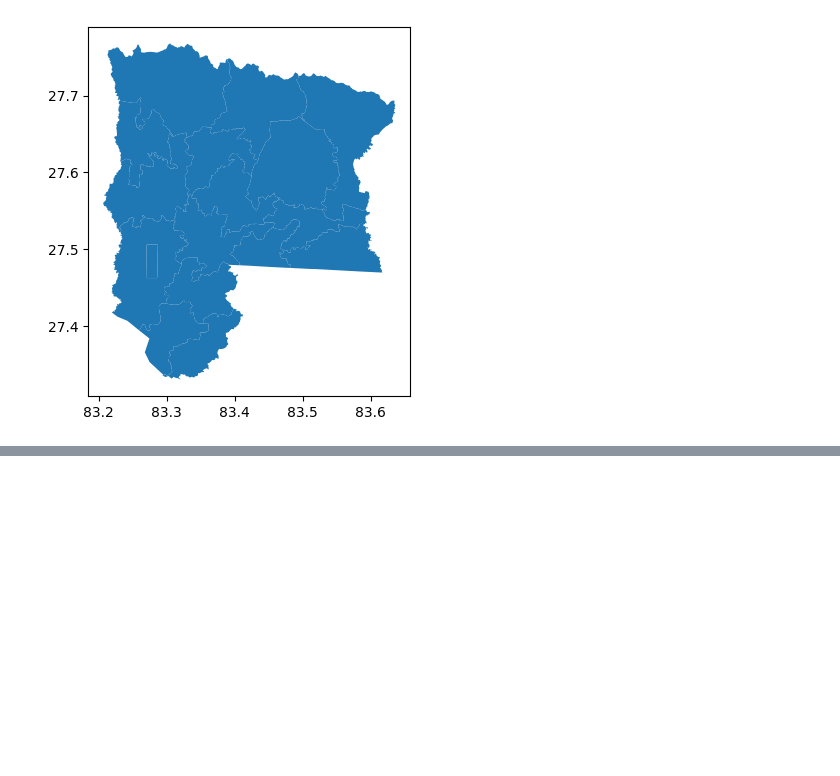
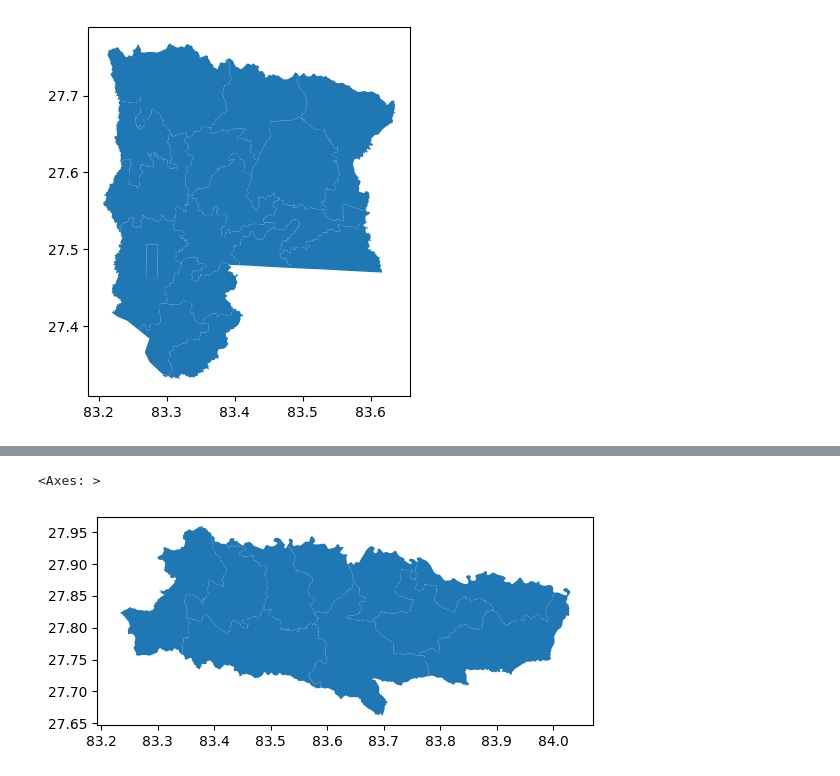
Before and after one commit to alayagithub/Python_Geopandas, a Jupyter notebook: First_GIS_with_python.ipynb, the cells around one changed output, grey strips where cells are left out. Cells and saved outputs as stored; diff of their text form; code cells hidden in the pictures; blank space fills up the shorter version.

```diff
--- a/First_GIS_with_python.ipynb
+++ b/First_GIS_with_python.ipynb
@@ -161,0 +305,8 @@ rupandehi.plot()
+# %%
+#Importing municipalities of Palpa
+palpa=municipality_shp[municipality['DISTRICT']=='PALPA']
+# %%
+palpa.plot()
+# %% [output]
+<Axes: >
+[figure, added]
```
Also changed, not shown: parts of 34 cells of this notebook.
